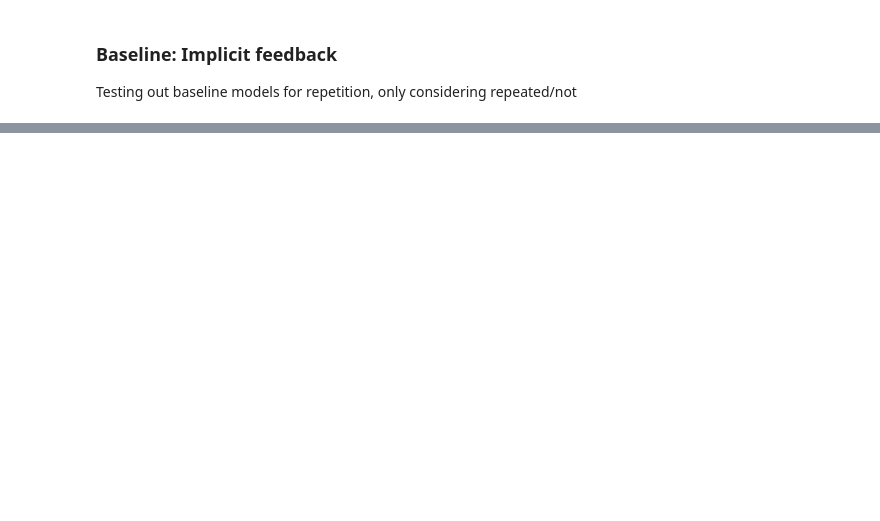
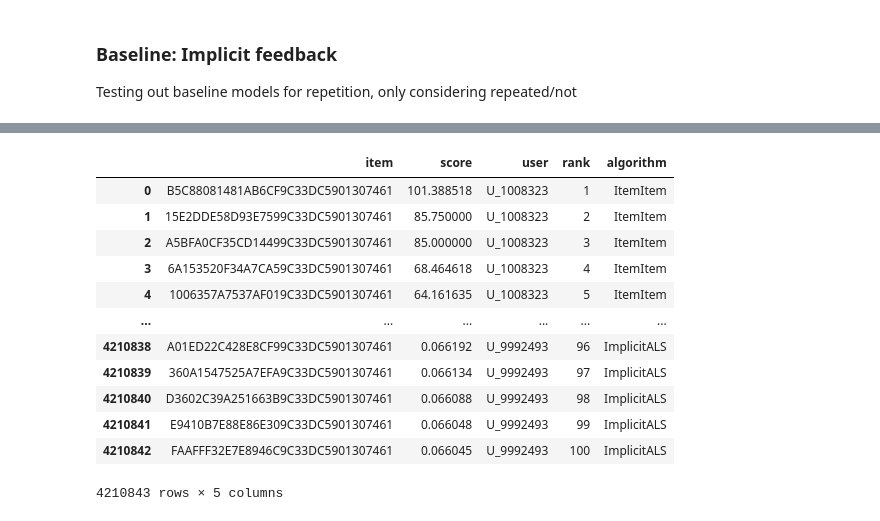
Before and after one commit to erlendoeien/fall-project, a Jupyter notebook: repetition_rs.ipynb, the cells around one changed output, grey strips where cells are left out. Cells and saved outputs as stored; diff of their text form; code cells hidden in the pictures; blank space fills up the shorter version.

```diff
--- a/repetition_rs.ipynb
+++ b/repetition_rs.ipynb
@@ -25,5 +71,5 @@ user_video_ccid = usr_vid_exploded.assign(video_id=usr_vid_exploded["seq"].str["
 Generating the table showing how many times a user has re-watched a given video,
 potentially across courses.
 # %%
-user_video_count = user_video_ccid.value_counts(["ccid", "user_id"]).reset_index().rename(columns={0: "num_watched"})
+user_video_count = user2ccid.value_counts(["ccid", "user_id"]).reset_index().rename(columns={0: "num_watched"})
 user_video_count
@@ -36,0 +125,6 @@ user_video_reconsumed#[user_video_reconsumed.index =="U_10232296"].dropna(axis=1
+# %%
+# Filter out users who have only repeated 1 video - need train and test for each user
+user_video_reconsumed_user_count = user_video_reconsumed.groupby("user")["rating"].count().reset_index()
+reconsumed_at_least_two_videos = user_video_reconsumed_user_count[user_video_reconsumed_user_count["rating"] > 1]
+user_video_reconsumed_filtered = user_video_reconsumed[user_video_reconsumed["user"].isin(reconsumed_at_least_two_videos["user"])]
+user_video_reconsumed_filtered
@@ -50,17 +170,18 @@ def eval(aname, algo, train, test):
     fittable = Recommender.adapt(fittable)
     fittable.fit(train)
     users = test.user.unique()
-    # now we run the recommender
-    recs = batch.recommend(fittable, users, 10)
+    # now we run the recommender - 100 or Unlimited recommendations
+    recs = batch.recommend(fittable, users, 100)
     # add the algorithm name for analyzability
     recs['algorithm'] = aname
     return recs
 # %%
 all_recs = []
 test_data = []
-partitioned = xf.partition_users(user_video_reconsumed, 5, xf.SampleN(1))
+partitioned = xf.partition_users(user_video_reconsumed_filtered, 5, xf.SampleN(1))
 for idx, (train, test) in enumerate(partitioned):
     test_data.append(test)
-    # all_recs.append(eval('ItemItem', algo_ii, train, test))
-    # all_recs.append(eval('UserUser', algo_uu, train, test))
+    print("Partition ", idx+1)
+    all_recs.append(eval('ItemItem', algo_ii, train, test))
+    all_recs.append(eval('UserUser', algo_uu, train, test))
     all_recs.append(eval('ImplicitALS', algo_als, train, test))
@@ -67 +196,18 @@ for idx, (train, test) in enumerate(partitioned):
+# %%
+all_recs_df = pd.concat(all_recs, ignore_index=True)
+all_recs_df
+# %% [output]
+|  | item | score | user | rank | algorithm |
+| 0 | B5C88081481AB6CF9C33DC5901307461 | 101.388518 | U_1008323 | 1 | ItemItem |
+| 1 | 15E2DDE58D93E7599C33DC5901307461 | 85.750000 | U_1008323 | 2 | ItemItem |
+| 2 | A5BFA0CF35CD14499C33DC5901307461 | 85.000000 | U_1008323 | 3 | ItemItem |
+| 3 | 6A153520F34A7CA59C33DC5901307461 | 68.464618 | U_1008323 | 4 | ItemItem |
+| 4 | 1006357A7537AF019C33DC5901307461 | 64.161635 | U_1008323 | 5 | ItemItem |
+| ... | ... | ... | ... | ... | ... |
+| 4210838 | A01ED22C428E8CF99C33DC5901307461 | 0.066192 | U_9992493 | 96 | ImplicitALS |
+| 4210839 | 360A1547525A7EFA9C33DC5901307461 | 0.066134 | U_9992493 | 97 | ImplicitALS |
+| 4210840 | D3602C39A251663B9C33DC5901307461 | 0.066088 | U_9992493 | 98 | ImplicitALS |
+| 4210841 | E9410B7E88E86E309C33DC5901307461 | 0.066048 | U_9992493 | 99 | ImplicitALS |
+| 4210842 | FAAFFF32E7E8946C9C33DC5901307461 | 0.066045 | U_9992493 | 100 | ImplicitALS |
+4210843 rows × 5 columns
 # %%
```
Also changed, not shown: parts of 22 cells of this notebook.
